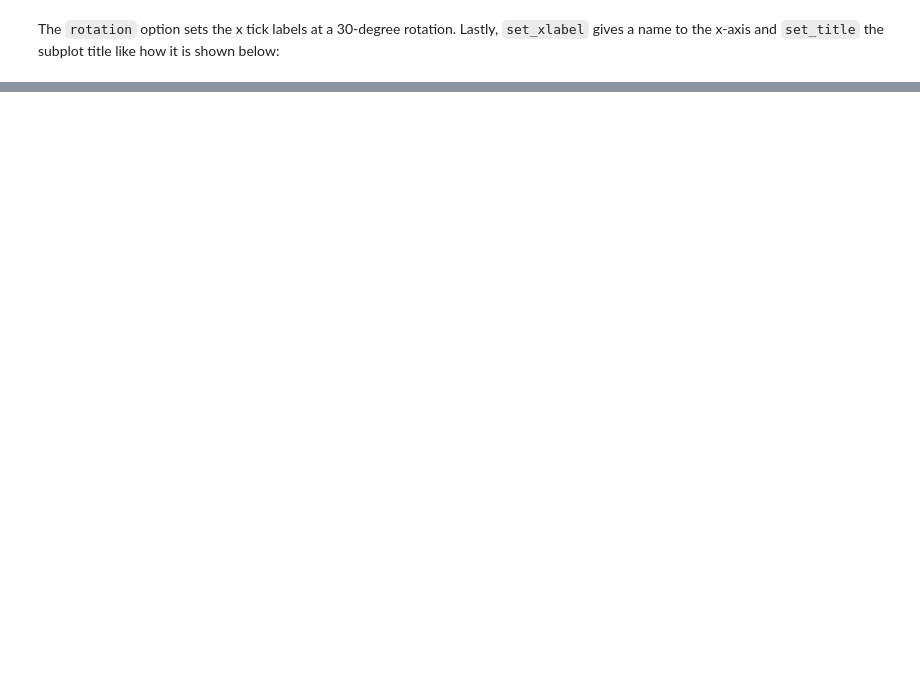
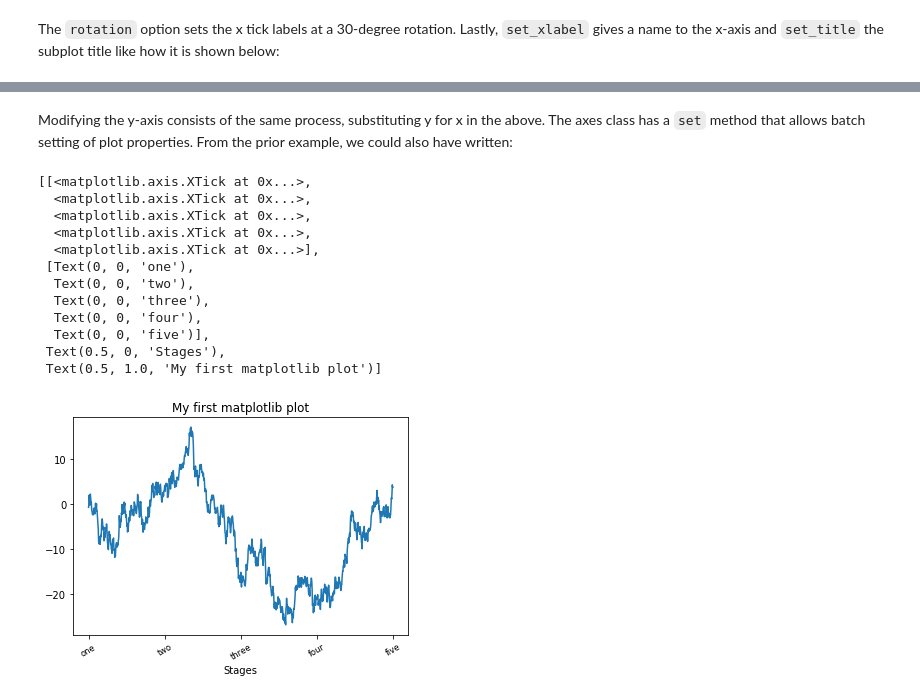
Before and after one commit to colinat/pandas, a Jupyter notebook: dataplot.ipynb, the cells around one changed output, grey strips where cells are left out. Drawn from its saved outputs; the diff is of its cells as text; code cells hidden in the pictures; blank space fills up the shorter version.

```diff
--- a/dataplot.ipynb
+++ b/dataplot.ipynb
@@ -236,0 +237,35 @@ Text(0.5, 0, 'Stages')
+# %% [markdown]
+Modifying the y-axis consists of the same process, substituting y for x in the above. The axes class has a `set` method that allows batch setting of plot properties. From the prior example, we could also have written:
+# %%
+fig = plt.figure()
+ax = fig.add_subplot(1, 1, 1)
+ax.plot(np.random.randn(1000).cumsum())
+
+# set batch properties for ticklabels
+props = {'rotation': 30,
+         'fontsize': 'small'}
+plt.setp(ax.get_xticklabels(), **props)  # apply above properties to xticklabels
+
+
+# set batch properties for the plot
+props = {
+    'xticks': [0, 250, 500, 750, 1000],
+    'xticklabels': ['one', 'two', 'three', 'four', 'five'],
+    'title': 'My first matplotlib plot',
+    'xlabel': 'Stages'
+}
+ax.set(**props)
+# %% [output]
+[[<matplotlib.axis.XTick at 0x...>,
+  <matplotlib.axis.XTick at 0x...>,
+  <matplotlib.axis.XTick at 0x...>,
+  <matplotlib.axis.XTick at 0x...>,
+  <matplotlib.axis.XTick at 0x...>],
+ [Text(0, 0, 'one'),
+  Text(0, 0, 'two'),
+  Text(0, 0, 'three'),
+  Text(0, 0, 'four'),
+  Text(0, 0, 'five')],
+ Text(0.5, 0, 'Stages'),
+ Text(0.5, 1.0, 'My first matplotlib plot')]
+[figure, added]
```
Also changed, not shown: parts of 11 cells of this notebook.
